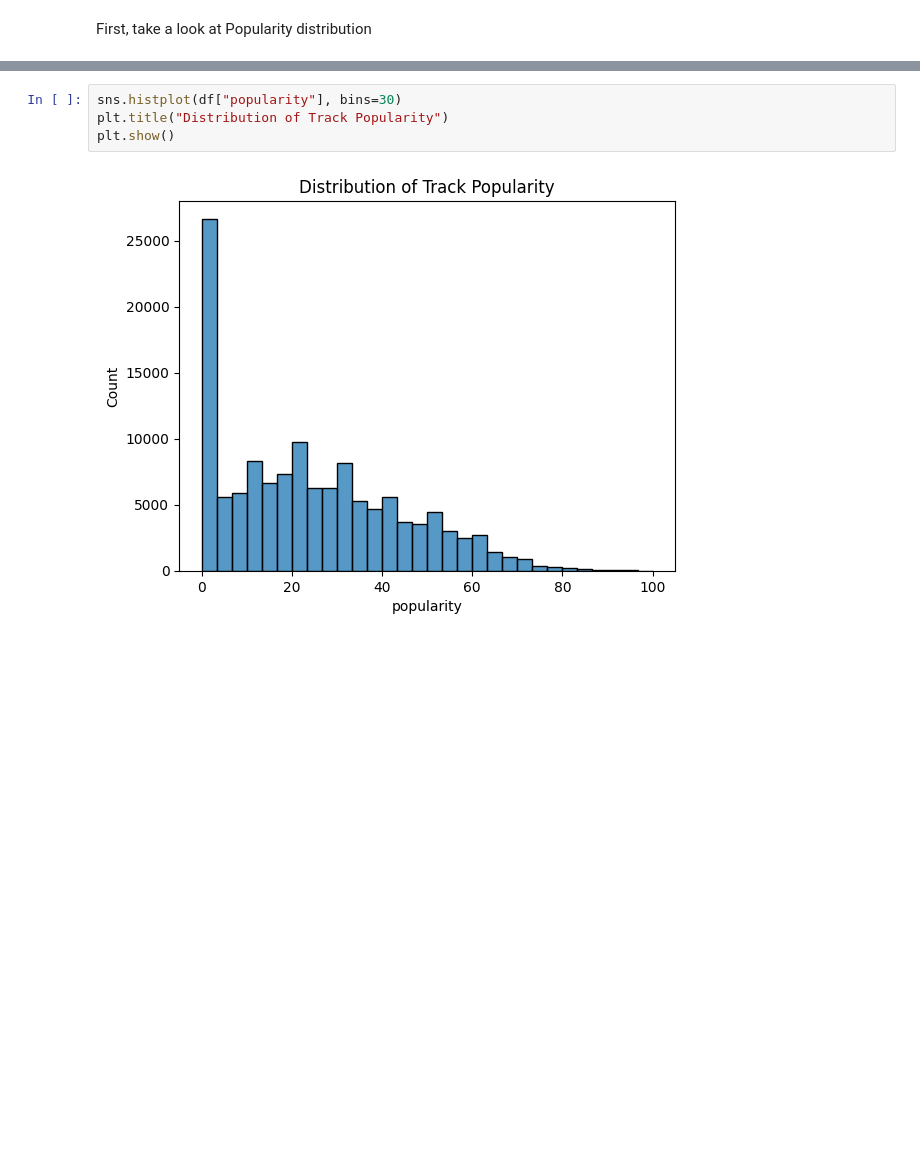
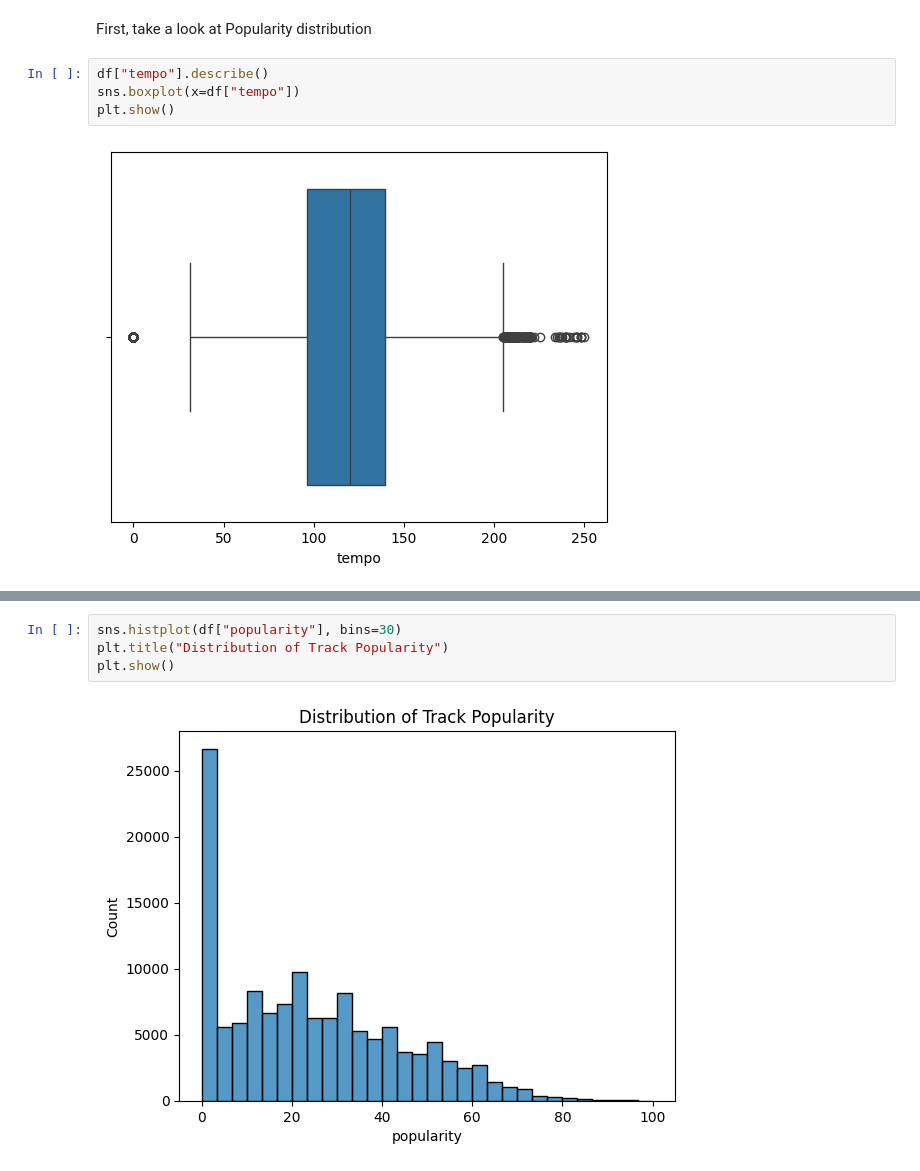
Before and after one commit to Miguel-sierra89/DS, a Jupyter notebook: DS_P1_Spotify/notebooks/eda.ipynb, the cells around one changed output, grey strips where cells are left out. Drawn from its saved outputs; the diff is of its cells as text; blank space fills up the shorter version.

```diff
--- a/DS_P1_Spotify/notebooks/eda.ipynb
+++ b/DS_P1_Spotify/notebooks/eda.ipynb
@@ -68,2 +210,8 @@ memory usage: 16.9+ MB
 # %% [markdown]
 First, take a look at Popularity distribution
+# %%
+df["tempo"].describe()
+sns.boxplot(x=df["tempo"])
+plt.show()
+# %% [output]
+[figure, added]
```
Also changed, not shown: parts of 29 cells of this notebook.
